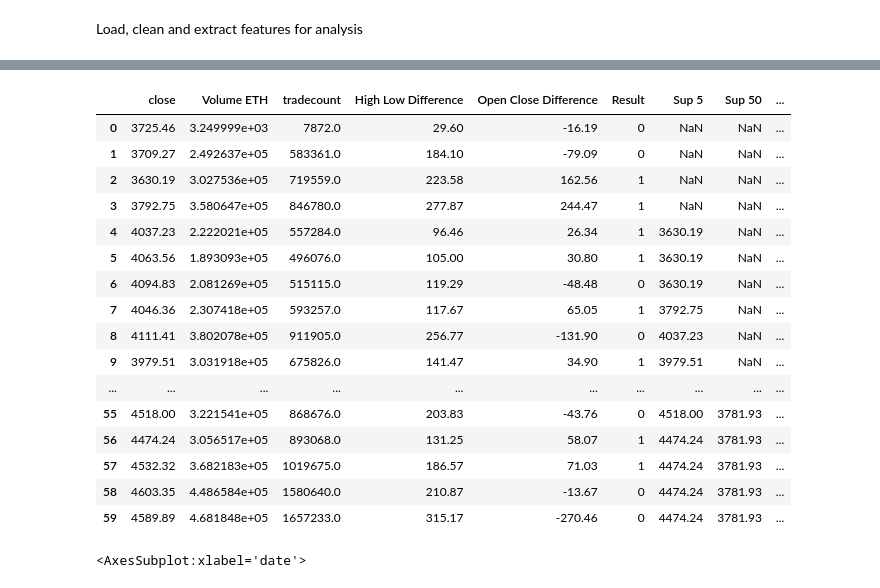
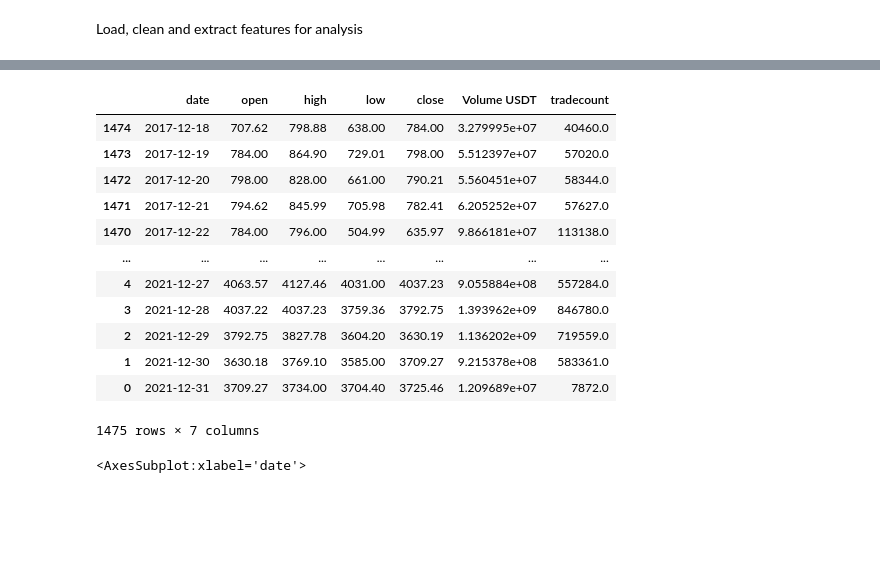
Before and after one commit to GZabalaG/crypto_bot, a Jupyter notebook: data_processor/dataframe_analysis.ipynb, the cells around one changed output, grey strips where cells are left out. Cells and saved outputs as stored; diff of their text form; code cells hidden in the pictures; blank space fills up the shorter version.

```diff
--- a/data_processor/dataframe_analysis.ipynb
+++ b/data_processor/dataframe_analysis.ipynb
@@ -96,23 +96,24 @@ Reverse order
-# %%
-df.iloc[:,4:20].head(60)
-# %% [output]
-|  | close | Volume ETH | tradecount | High Low Difference | Open Close Difference | Result | Sup 5 | Sup 50 | ... |
-| 0 | 3725.46 | 3.249999e+03 | 7872.0 | 29.60 | -16.19 | 0 | NaN | NaN | ... |
-| 1 | 3709.27 | 2.492637e+05 | 583361.0 | 184.10 | -79.09 | 0 | NaN | NaN | ... |
-| 2 | 3630.19 | 3.027536e+05 | 719559.0 | 223.58 | 162.56 | 1 | NaN | NaN | ... |
-| 3 | 3792.75 | 3.580647e+05 | 846780.0 | 277.87 | 244.47 | 1 | NaN | NaN | ... |
-| 4 | 4037.23 | 2.222021e+05 | 557284.0 | 96.46 | 26.34 | 1 | 3630.19 | NaN | ... |
-| 5 | 4063.56 | 1.893093e+05 | 496076.0 | 105.00 | 30.80 | 1 | 3630.19 | NaN | ... |
-| 6 | 4094.83 | 2.081269e+05 | 515115.0 | 119.29 | -48.48 | 0 | 3630.19 | NaN | ... |
-| 7 | 4046.36 | 2.307418e+05 | 593257.0 | 117.67 | 65.05 | 1 | 3792.75 | NaN | ... |
-| 8 | 4111.41 | 3.802078e+05 | 911905.0 | 256.77 | -131.90 | 0 | 4037.23 | NaN | ... |
-| 9 | 3979.51 | 3.031918e+05 | 675826.0 | 141.47 | 34.90 | 1 | 3979.51 | NaN | ... |
-| ... | ... | ... | ... | ... | ... | ... | ... | ... | ... |
-| 55 | 4518.00 | 3.221541e+05 | 868676.0 | 203.83 | -43.76 | 0 | 4518.00 | 3781.93 | ... |
-| 56 | 4474.24 | 3.056517e+05 | 893068.0 | 131.25 | 58.07 | 1 | 4474.24 | 3781.93 | ... |
-| 57 | 4532.32 | 3.682183e+05 | 1019675.0 | 186.57 | 71.03 | 1 | 4474.24 | 3781.93 | ... |
-| 58 | 4603.35 | 4.486584e+05 | 1580640.0 | 210.87 | -13.67 | 0 | 4474.24 | 3781.93 | ... |
-| 59 | 4589.89 | 4.681848e+05 | 1657233.0 | 315.17 | -270.46 | 0 | 4474.24 | 3781.93 | ... |
+# %%
+processor.feature_extraction('ETH')
+df = processor.get_data('ETH')
+df
+# %%
+df = df.iloc[::-1]
+df
+# %% [output]
+|  | date | open | high | low | close | Volume USDT | tradecount |
+| 1474 | 2017-12-18 | 707.62 | 798.88 | 638.00 | 784.00 | 3.279995e+07 | 40460.0 |
+| 1473 | 2017-12-19 | 784.00 | 864.90 | 729.01 | 798.00 | 5.512397e+07 | 57020.0 |
+| 1472 | 2017-12-20 | 798.00 | 828.00 | 661.00 | 790.21 | 5.560451e+07 | 58344.0 |
+| 1471 | 2017-12-21 | 794.62 | 845.99 | 705.98 | 782.41 | 6.205252e+07 | 57627.0 |
+| 1470 | 2017-12-22 | 784.00 | 796.00 | 504.99 | 635.97 | 9.866181e+07 | 113138.0 |
+| ... | ... | ... | ... | ... | ... | ... | ... |
+| 4 | 2021-12-27 | 4063.57 | 4127.46 | 4031.00 | 4037.23 | 9.055884e+08 | 557284.0 |
+| 3 | 2021-12-28 | 4037.22 | 4037.23 | 3759.36 | 3792.75 | 1.393962e+09 | 846780.0 |
+| 2 | 2021-12-29 | 3792.75 | 3827.78 | 3604.20 | 3630.19 | 1.136202e+09 | 719559.0 |
+| 1 | 2021-12-30 | 3630.18 | 3769.10 | 3585.00 | 3709.27 | 9.215378e+08 | 583361.0 |
+| 0 | 2021-12-31 | 3709.27 | 3734.00 | 3704.40 | 3725.46 | 1.209689e+07 | 7872.0 |
+1475 rows × 7 columns
 # %%
 df.plot(x = 'date', y = 'high')
 df.plot(x = 'date', y = 'Volume ETH')
```
Also changed, not shown: parts of 1 cell of this notebook, 3 other files.
